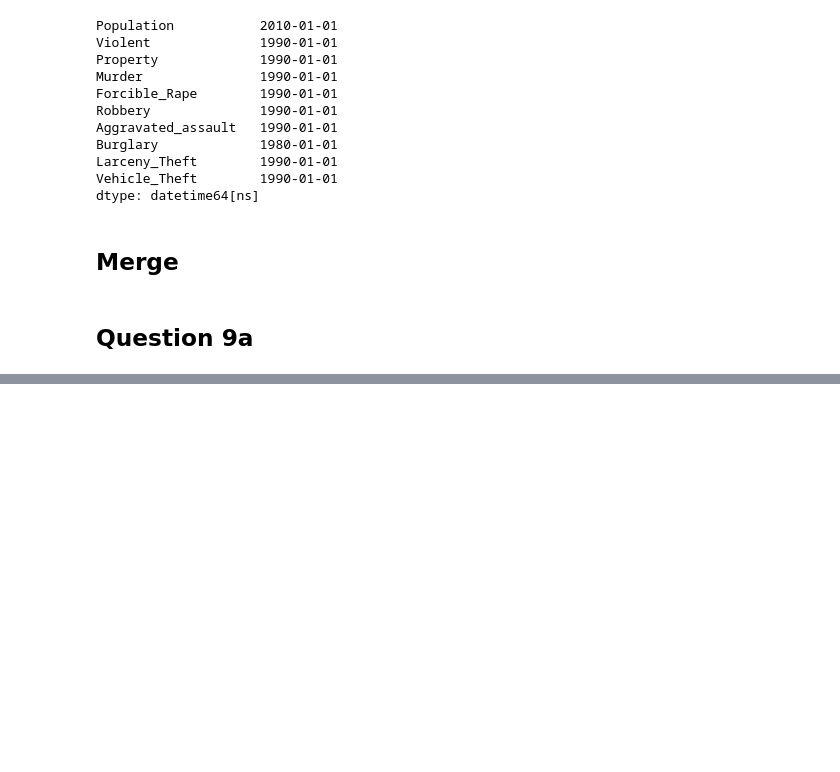
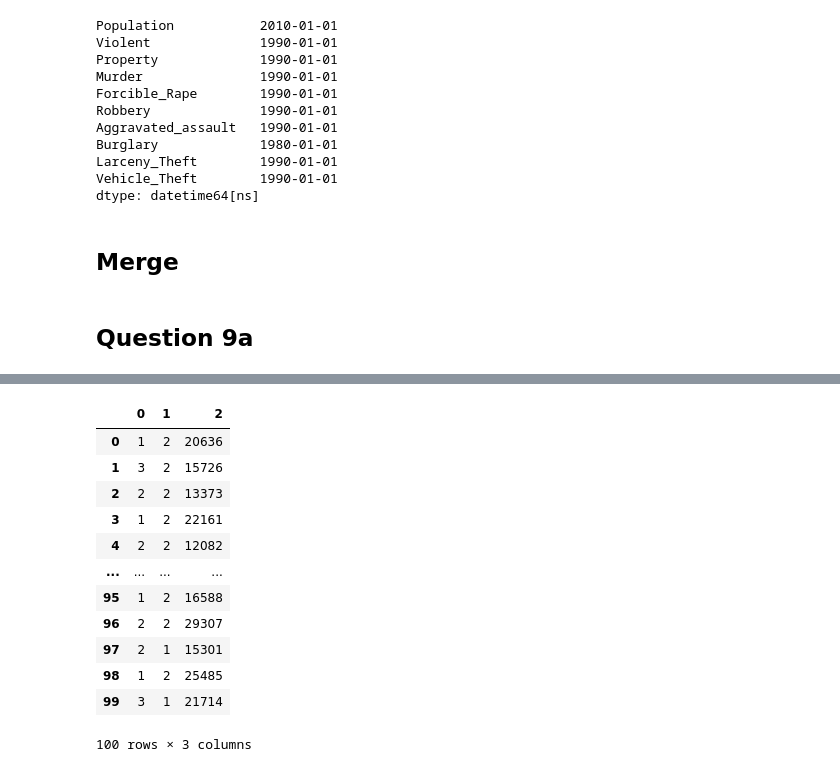
Before and after one commit to suvrat344/DataAnalysis, a Jupyter notebook: Pandas/Pandas.ipynb, the cells around one changed output, grey strips where cells are left out. Cells and saved outputs as stored; diff of their text form; code cells hidden in the pictures; blank space fills up the shorter version.

```diff
--- a/Pandas/Pandas.ipynb
+++ b/Pandas/Pandas.ipynb
@@ -3496,0 +3649,28 @@ dtype: datetime64[ns]
+# %%
+# 1 Create 3 differents Series, each of length 100, as follows:
+# a) The first a random number from 1 to 4
+# b) The second a random number from 1 to 3
+# c) The third a random number from 10,000 to 30,000
+
+s1 = pd.Series(np.random.randint(low=1,high=4,size=100,dtype="l"))
+s2 = pd.Series(np.random.randint(low=1,high=3,size=100,dtype="l"))
+s3 = pd.Series(np.random.randint(low=10000,high=30000,size=100,dtype="l"))
+# %%
+# 2 Let's create a DataFrame by joinning the Series by column
+
+df = pd.concat([s1,s2,s3],axis=1)
+df
+# %% [output]
+|  | 0 | 1 | 2 |
+| 0 | 1 | 2 | 20636 |
+| 1 | 3 | 2 | 15726 |
+| 2 | 2 | 2 | 13373 |
+| 3 | 1 | 2 | 22161 |
+| 4 | 2 | 2 | 12082 |
+| ... | ... | ... | ... |
+| 95 | 1 | 2 | 16588 |
+| 96 | 2 | 2 | 29307 |
+| 97 | 2 | 1 | 15301 |
+| 98 | 1 | 2 | 25485 |
+| 99 | 3 | 1 | 21714 |
+100 rows × 3 columns
```
Also changed, not shown: parts of 49 cells of this notebook, 2 other files.
